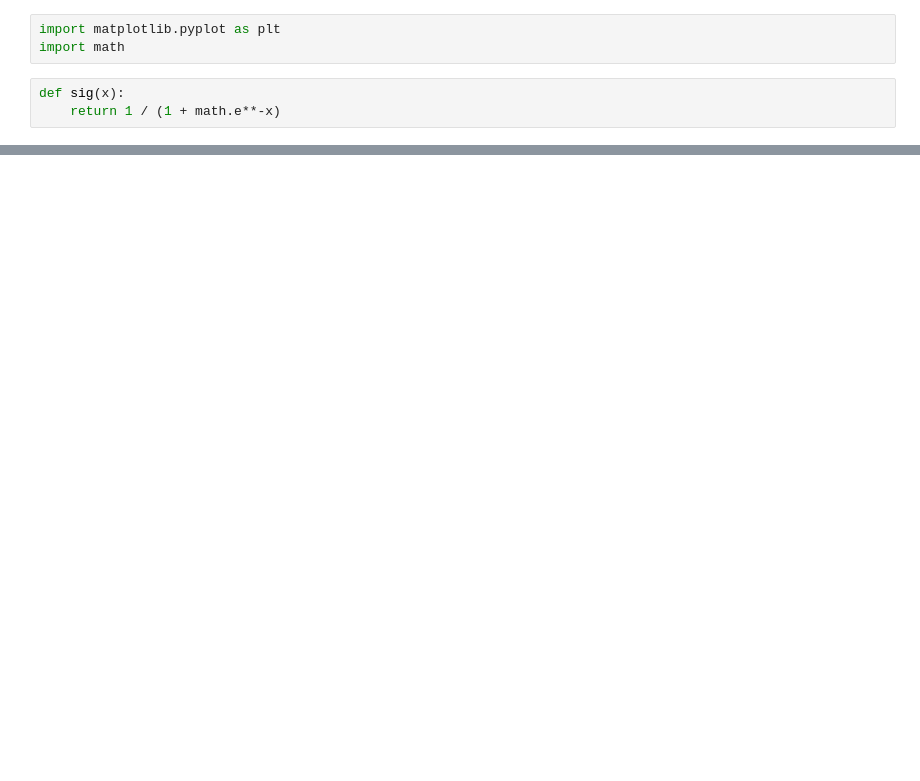
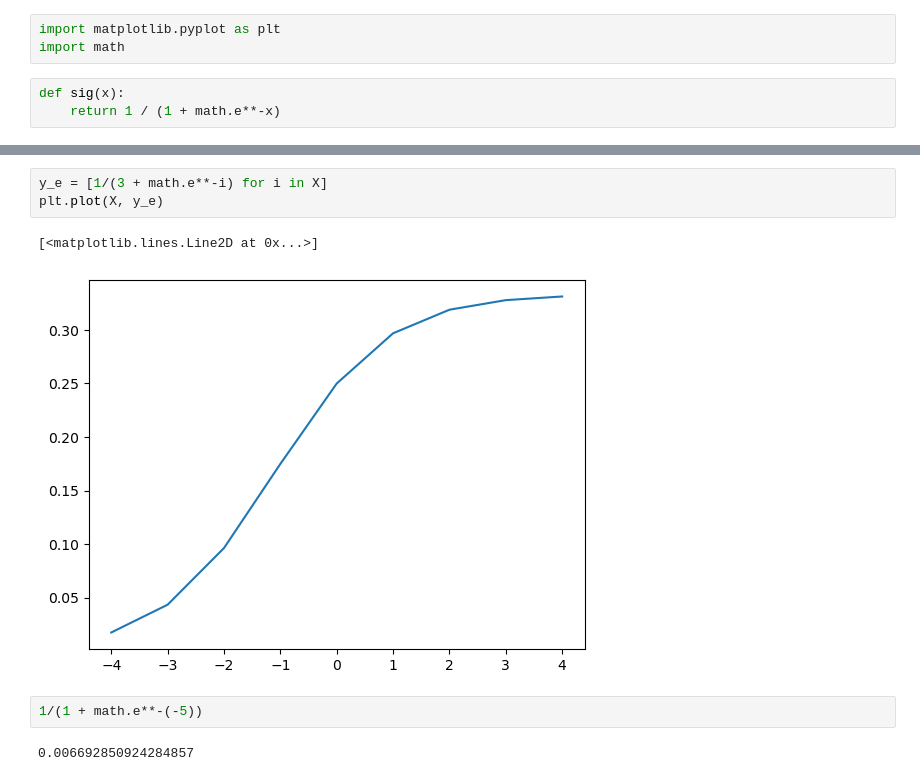
Before and after one commit to makarovlab/math-statistics, a Jupyter notebook: func_sigmoid.ipynb, the cells around one changed output, grey strips where cells are left out. Cells and saved outputs as stored; diff of their text form; blank space fills up the shorter version.

```diff
--- a/func_sigmoid.ipynb
+++ b/func_sigmoid.ipynb
@@ -17,0 +24,10 @@ plt.grid()
+# %%
+y_e = [1/(3 + math.e**-i) for i in X]
+plt.plot(X, y_e)
+# %% [output]
+[<matplotlib.lines.Line2D at 0x...>]
+[figure, added]
+# %%
+1/(1 + math.e**-(-5))
+# %% [output]
+0.006692850924284857
```
Also changed, not shown: parts of 3 cells of this notebook, 1 other file.
